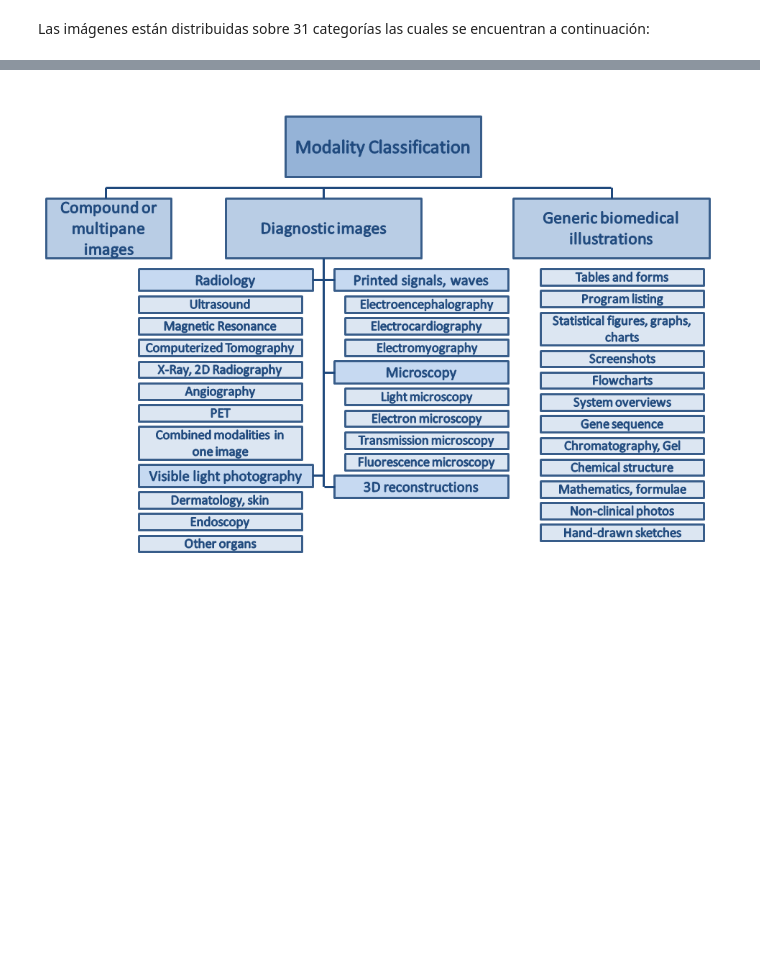
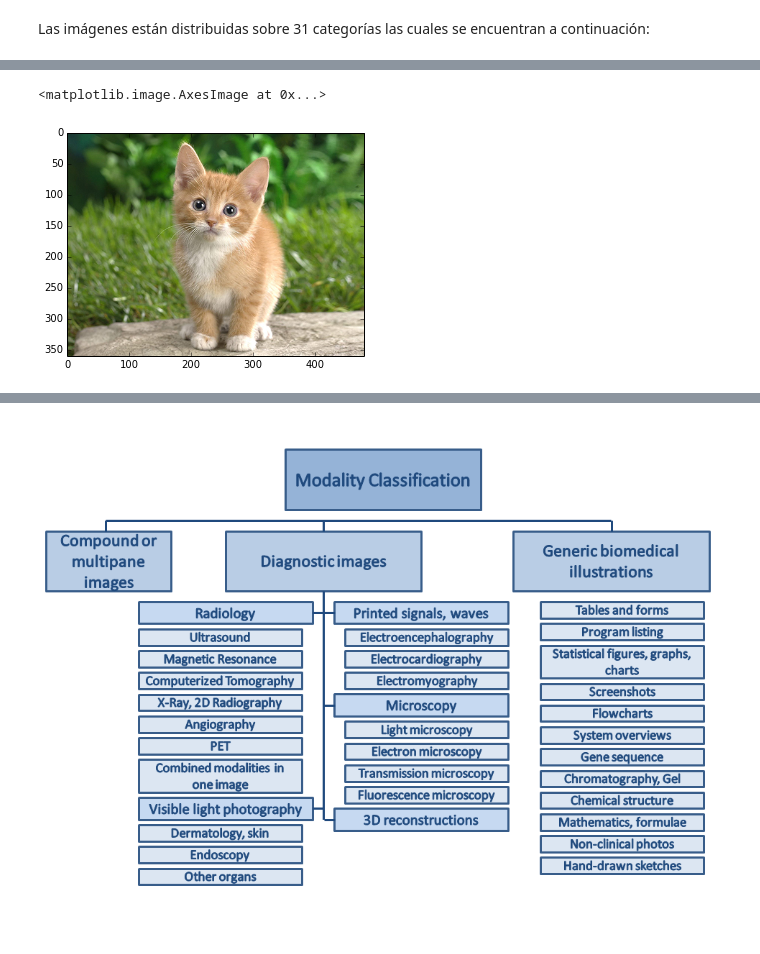
Before and after one commit to inulinux12/Imageclef-med-experimentation, a Jupyter notebook: Modality Classification.ipynb, the cells around one changed output, grey strips where cells are left out. Cells and saved outputs as stored; diff of their text form; code cells hidden in the pictures; blank space fills up the shorter version.

```diff
--- a/Modality Classification.ipynb
+++ b/Modality Classification.ipynb
@@ -13,0 +76,4 @@ import pandas as pd
+# %%
+MODEL_FILE = 'caffe/models/bvlc_alexnet/deploy.prototxt'
+PRETRAINED = 'caffe/models/bvlc_alexnet/bvlc_alexnet.caffemodel'
+IMAGE_FILE = 'caffe/examples/images/cat.jpg'
@@ -13,0 +89,6 @@ import pandas as pd
+# %%
+input_image = caffe.io.load_image(IMAGE_FILE)
+plt.imshow(input_image)
+# %% [output]
+<matplotlib.image.AxesImage at 0x...>
+[figure, added]
```
Also changed, not shown: parts of 12 cells of this notebook.
